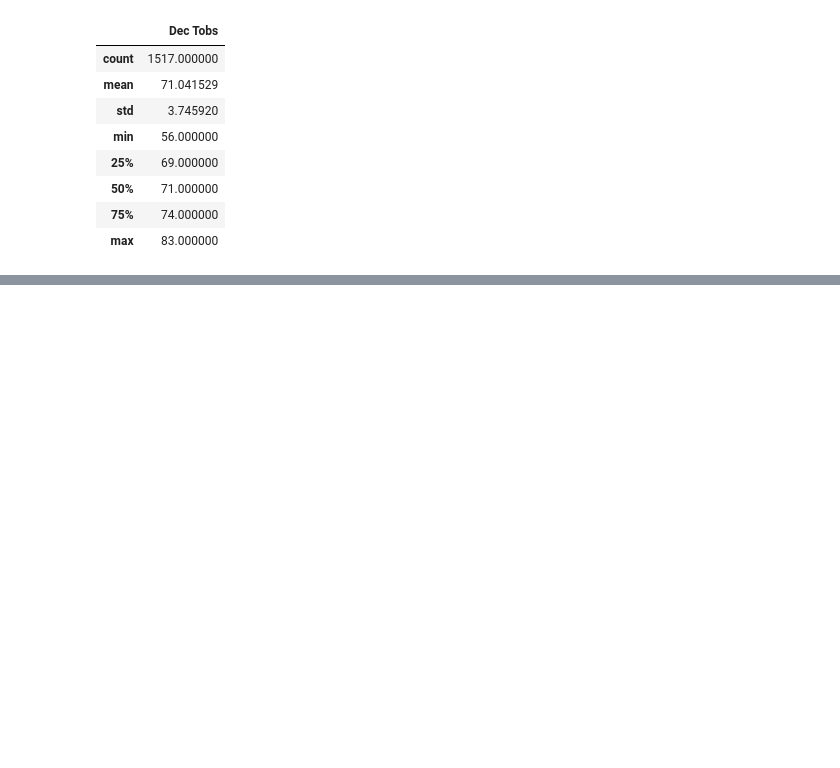
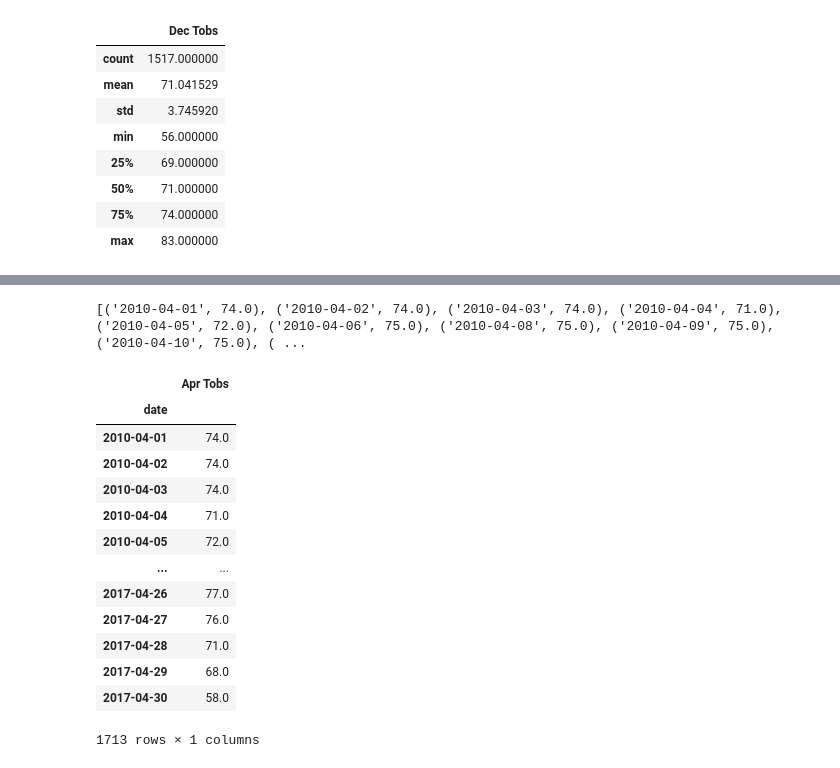
Before and after one commit to SoWhitIs/surfs-up, a Jupyter notebook: SurfsUp_Challenge.ipynb, the cells around one changed output, grey strips where cells are left out. Saved outputs shown, nothing was run; the diff lists cells and outputs as text; code cells hidden in the pictures; blank space fills up the shorter version.

```diff
--- a/SurfsUp_Challenge.ipynb
+++ b/SurfsUp_Challenge.ipynb
@@ -160,0 +243,28 @@ dec_temps_df.describe()
+# %%
+#temperature analysis for the month of April
+apr_temp_results = session.query(Measurement.date, Measurement.tobs).\
+         filter(extract('month', Measurement.date) ==4).all()
+print(apr_temp_results)
+# %% [output]
+[('2010-04-01', 74.0), ('2010-04-02', 74.0), ('2010-04-03', 74.0), ('2010-04-04', 71.0), ('2010-04-05', 72.0), ('2010-04-06', 75.0), ('2010-04-08', 75.0), ('2010-04-09', 75.0), ('2010-04-10', 75.0), ( ...
+# %%
+# analysis for the month of April
+apr_temp_df = pd.DataFrame(apr_temp_results, columns=['date','Apr Tobs'])
+apr_temp_df.set_index(apr_temp_df['date'], inplace=True)
+apr_temp_df=apr_temp_df[['Apr Tobs']]
+apr_temp_df
+# %% [output]
+|  | Apr Tobs |
+| date |  |
+| 2010-04-01 | 74.0 |
+| 2010-04-02 | 74.0 |
+| 2010-04-03 | 74.0 |
+| 2010-04-04 | 71.0 |
+| 2010-04-05 | 72.0 |
+| ... | ... |
+| 2017-04-26 | 77.0 |
+| 2017-04-27 | 76.0 |
+| 2017-04-28 | 71.0 |
+| 2017-04-29 | 68.0 |
+| 2017-04-30 | 58.0 |
+1713 rows × 1 columns
```
Also changed, not shown: parts of 17 cells of this notebook.
